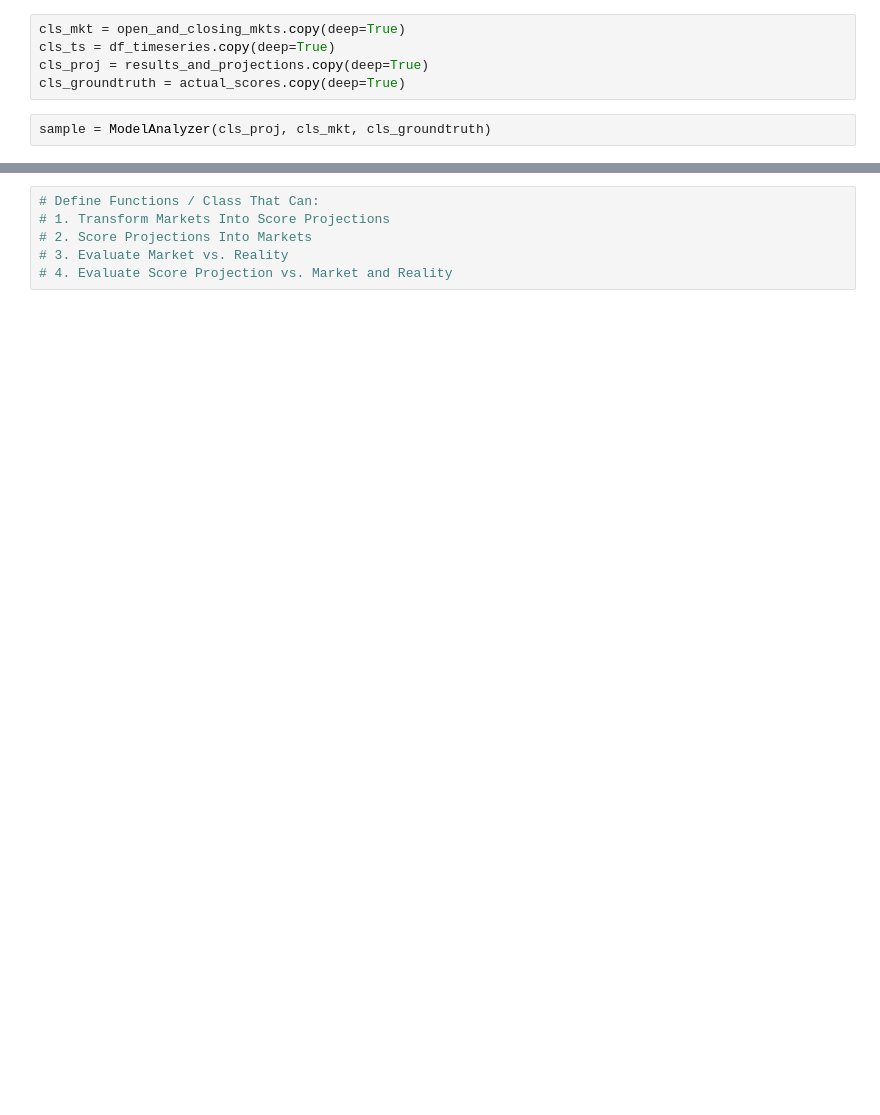
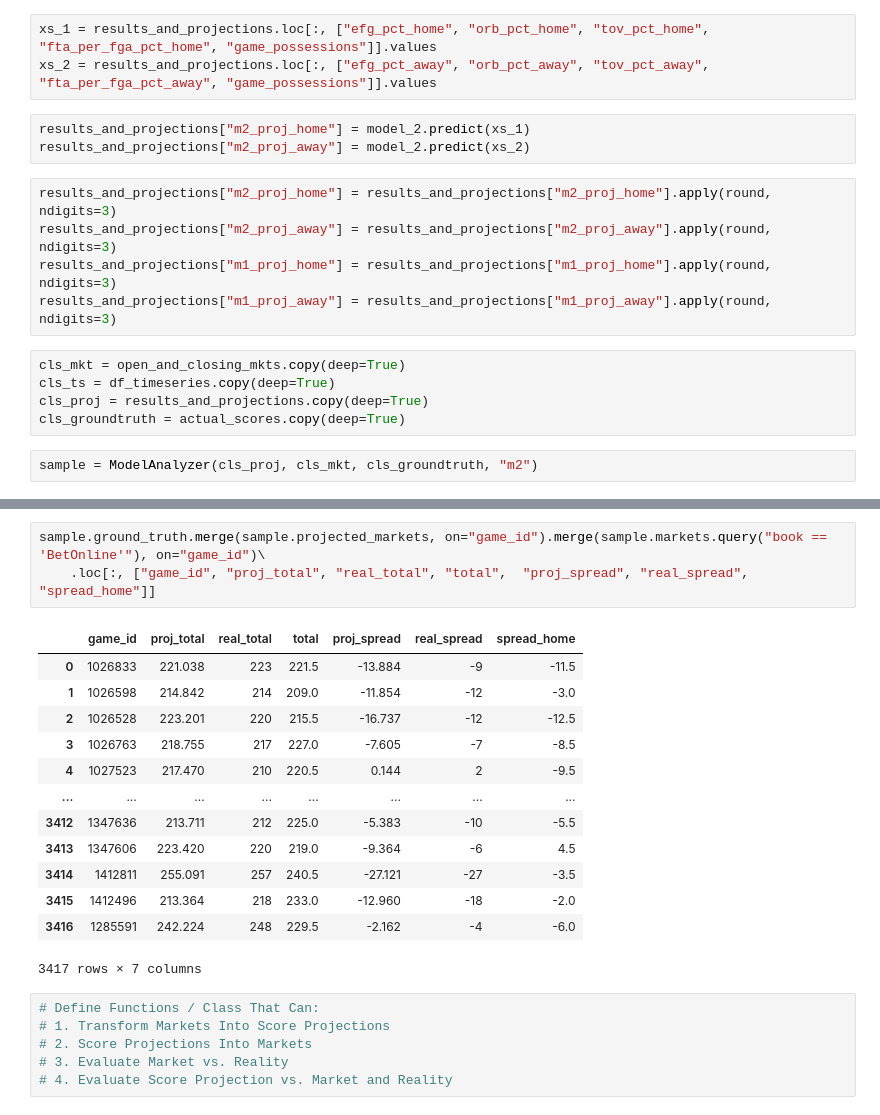
Before and after one commit to kyle-rgb/NBA_Sportsbook_Project, a Jupyter notebook: notebooks/Modeling.ipynb, the cells around one changed output, grey strips where cells are left out. Saved outputs shown, nothing was run; the diff lists cells and outputs as text; blank space fills up the shorter version.

Commit message:
Created Working ModelAnalyzer funcs to Evaluate Models to Specific Markets

```diff
--- a/notebooks/Modeling.ipynb
+++ b/notebooks/Modeling.ipynb
@@ -394,9 +428,20 @@ actual_scores = df_results.loc[:, ["pts_home", "pts_away", "game_id"]]
+# %%
+xs_1 = results_and_projections.loc[:, ["efg_pct_home", "orb_pct_home", "tov_pct_home", "fta_per_fga_pct_home", "game_possessions"]].values
+xs_2 = results_and_projections.loc[:, ["efg_pct_away", "orb_pct_away", "tov_pct_away", "fta_per_fga_pct_away", "game_possessions"]].values
+# %%
+results_and_projections["m2_proj_home"] = model_2.predict(xs_1)
+results_and_projections["m2_proj_away"] = model_2.predict(xs_2)
+# %%
+results_and_projections["m2_proj_home"] = results_and_projections["m2_proj_home"].apply(round, ndigits=3)
+results_and_projections["m2_proj_away"] = results_and_projections["m2_proj_away"].apply(round, ndigits=3)
+results_and_projections["m1_proj_home"] = results_and_projections["m1_proj_home"].apply(round, ndigits=3)
+results_and_projections["m1_proj_away"] = results_and_projections["m1_proj_away"].apply(round, ndigits=3)
 # %%
 cls_mkt = open_and_closing_mkts.copy(deep=True)
 cls_ts = df_timeseries.copy(deep=True)
 cls_proj = results_and_projections.copy(deep=True)
 cls_groundtruth = actual_scores.copy(deep=True)
 # %%
-sample = ModelAnalyzer(cls_proj, cls_mkt, cls_groundtruth)
+sample = ModelAnalyzer(cls_proj, cls_mkt, cls_groundtruth, "m2")
 # %%
 sample.eval_markets()
@@ -405,3 +507,20 @@ ValueError: Length of values (3439) does not match length of index (4938)
+# %%
+sample.ground_truth.merge(sample.projected_markets, on="game_id").merge(sample.markets.query("book == 'BetOnline'"), on="game_id")\
+    .loc[:, ["game_id", "proj_total", "real_total", "total",  "proj_spread", "real_spread", "spread_home"]]
+# %% [output]
+|  | game_id | proj_total | real_total | total | proj_spread | real_spread | spread_home |
+| 0 | 1026833 | 221.038 | 223 | 221.5 | -13.884 | -9 | -11.5 |
+| 1 | 1026598 | 214.842 | 214 | 209.0 | -11.854 | -12 | -3.0 |
+| 2 | 1026528 | 223.201 | 220 | 215.5 | -16.737 | -12 | -12.5 |
+| 3 | 1026763 | 218.755 | 217 | 227.0 | -7.605 | -7 | -8.5 |
+| 4 | 1027523 | 217.470 | 210 | 220.5 | 0.144 | 2 | -9.5 |
+| ... | ... | ... | ... | ... | ... | ... | ... |
+| 3412 | 1347636 | 213.711 | 212 | 225.0 | -5.383 | -10 | -5.5 |
+| 3413 | 1347606 | 223.420 | 220 | 219.0 | -9.364 | -6 | 4.5 |
+| 3414 | 1412811 | 255.091 | 257 | 240.5 | -27.121 | -27 | -3.5 |
+| 3415 | 1412496 | 213.364 | 218 | 233.0 | -12.960 | -18 | -2.0 |
+| 3416 | 1285591 | 242.224 | 248 | 229.5 | -2.162 | -4 | -6.0 |
+3417 rows × 7 columns
 # %%
 # Define Functions / Class That Can:
 # 1. Transform Markets Into Score Projections
```
Also changed, not shown: parts of 13 cells of this notebook, 1 other file.
